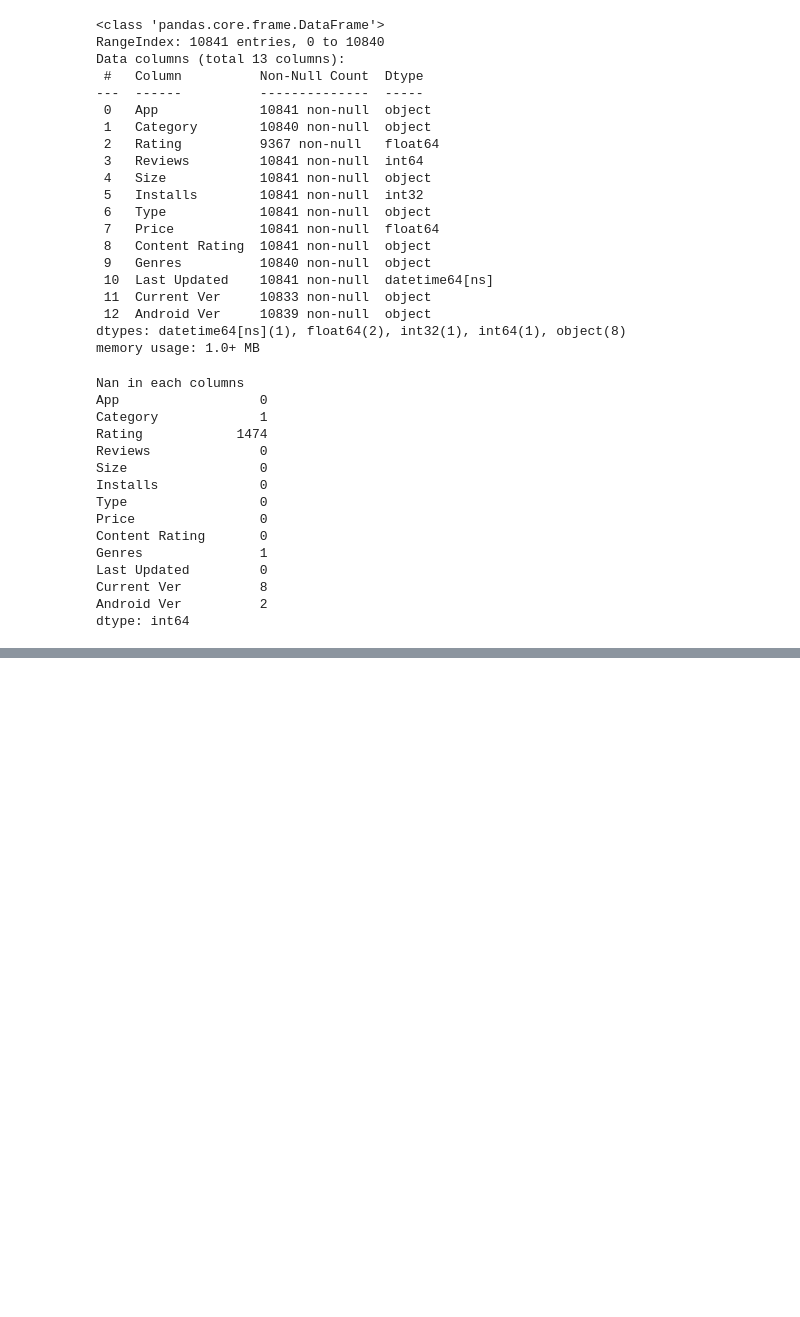
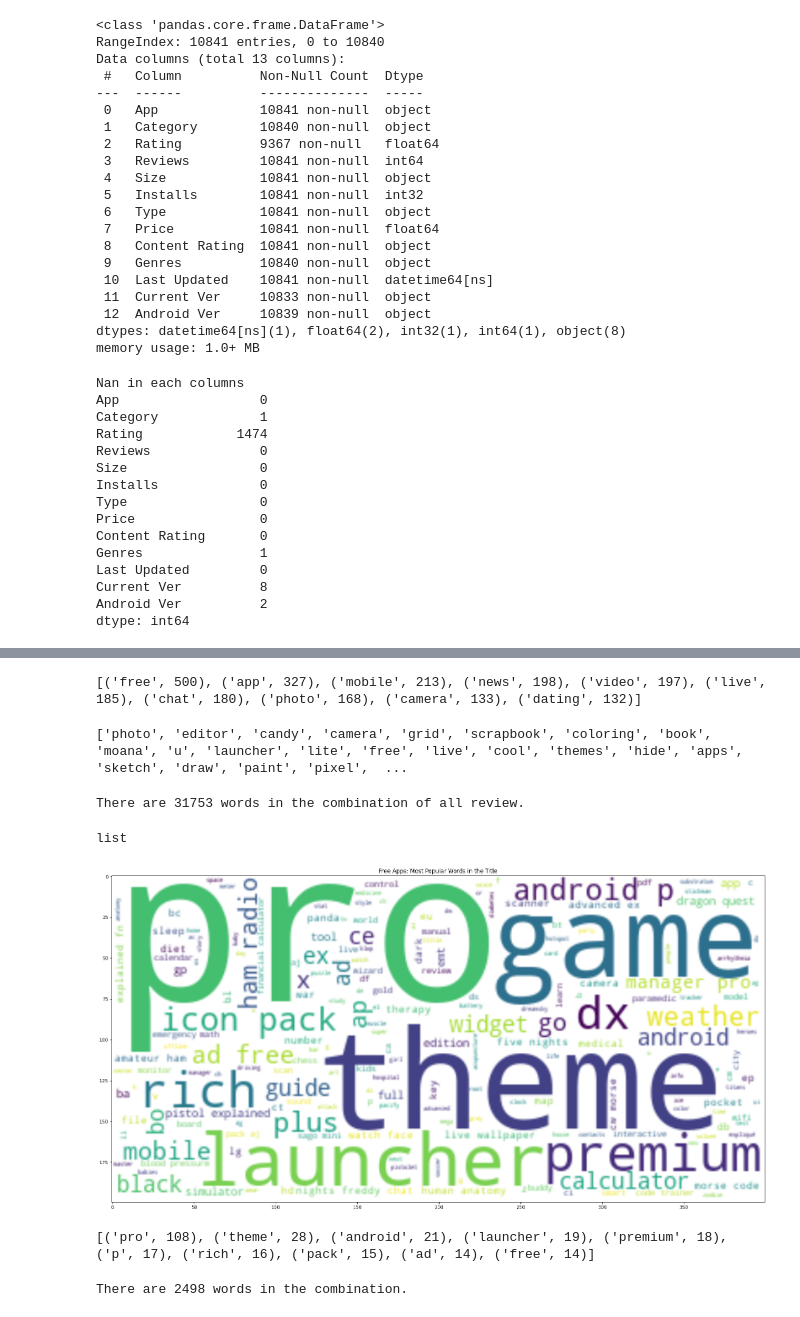
Before and after one commit to kjonina/google_app_store, a Jupyter notebook: google_store_app.ipynb, the cells around one changed output, grey strips where cells are left out. Saved outputs shown, nothing was run; the diff lists cells and outputs as text; code cells hidden in the pictures; blank space fills up the shorter version.

Commit message:
Exploring WordCloud

```diff
--- a/google_store_app.ipynb
+++ b/google_store_app.ipynb
@@ -444,13 +427,0 @@ Name: App, Length: 10041, dtype: object
-# %%
-# Function to convert
-def listToString(s):
-
-    # initialize an empty string
-    str1 = " "
-
-    # traverse in the string
-    for ele in s:
-        str1 += ele
-
-    # return string
-    return str1
@@ -544,0 +447,9 @@ TypeError: can only concatenate str (not "float") to str
+# %%
+# Function to convert
+def listToString(s):
+
+    # initialize an empty string
+    str1 = " "
+
+    # return string
+    return (str1.join(s))
@@ -544,0 +485,38 @@ TypeError: can only concatenate str (not "float") to str
+# %%
+treating_app(free_df['App'])
+# %% [output]
+[('free', 500), ('app', 327), ('mobile', 213), ('news', 198), ('video', 197), ('live', 185), ('chat', 180), ('photo', 168), ('camera', 133), ('dating', 132)]
+# %%
+print(no_stops)
+# %% [output]
+['photo', 'editor', 'candy', 'camera', 'grid', 'scrapbook', 'coloring', 'book', 'moana', 'u', 'launcher', 'lite', 'free', 'live', 'cool', 'themes', 'hide', 'apps', 'sketch', 'draw', 'paint', 'pixel',  ...
+# %%
+print ("There are {} words in the combination.".format(len(no_stops)))
+# %% [output]
+There are 31753 words in the combination of all review.
+# %%
+type(no_stops)
+# %% [output]
+list
+# %%
+no_stops = listToString(no_stops)
+# %%
+# Create and generate a word cloud image:
+wordcloud = WordCloud(background_color="white").generate(no_stops)
+
+figure(figsize=(25, 20), dpi=80)
+# Display the generated image:
+plt.imshow(wordcloud, interpolation='bilinear')
+plt.title('Free Apps: Most Popular Words in the Title')
+# plt.axis("off")
+plt.show()
+# %% [output]
+[figure, added]
+# %%
+treating_app(paid_df['App'])
+# %% [output]
+[('pro', 108), ('theme', 28), ('android', 21), ('launcher', 19), ('premium', 18), ('p', 17), ('rich', 16), ('pack', 15), ('ad', 14), ('free', 14)]
+# %%
+print ("There are {} words in the combination.".format(len(no_stops)))
+# %% [output]
+There are 2498 words in the combination.
```
Also changed, not shown: parts of 25 cells of this notebook.
